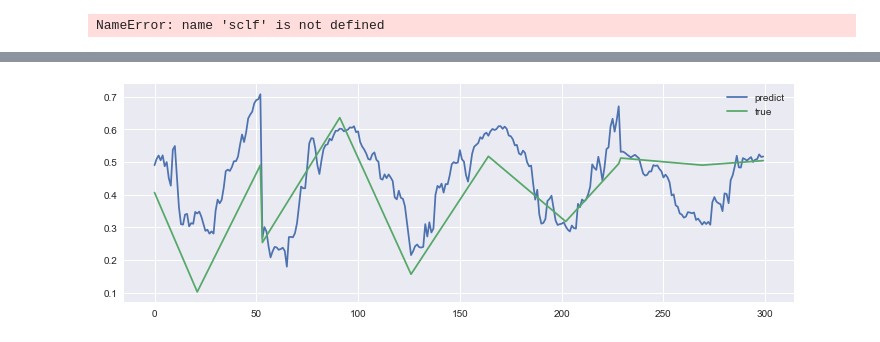
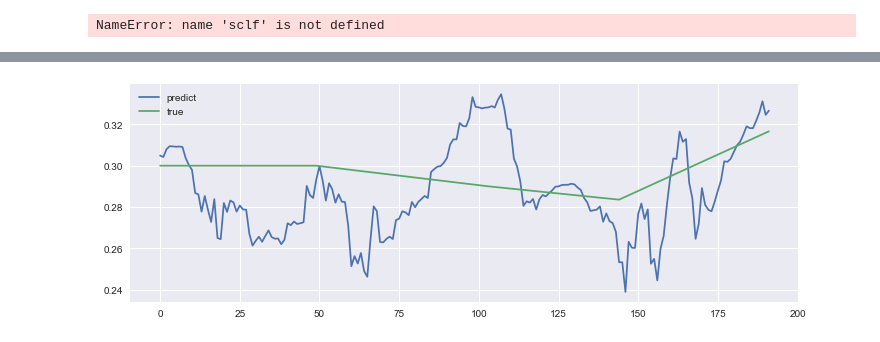
Before and after one commit to houzhuo/deep-learning, a Jupyter notebook: motion/supervised.ipynb, the cells around one changed output, grey strips where cells are left out. Drawn from its saved outputs; the diff is of its cells as text; code cells hidden in the pictures.

```diff
--- a/motion/supervised.ipynb
+++ b/motion/supervised.ipynb
@@ -83,24 +265,0 @@ plt.show()
-# %%
-from sklearn import preprocessing
-values = dataset.values
-#values = dataset.astype(np.float32)
-n_features=9
-#for i in range(4):
-#    scaled[:,i] =values[:,i] - np.mean(values[:,i], axis = 0)
-
-min_max_scaler = preprocessing.MinMaxScaler()
-scaled = min_max_scaler.fit_transform(values)
-
-
-train = scaled[:900,:]
-val = scaled[900:1200,:]
-test = scaled[1200:,:]
-
-
-
-
-n_obs = n_features
-train_X,train_y = train[:,:n_obs],train[:,-1]
-val_X,val_y = val[:,:n_obs],val[:,-1]#第一个多少行
-test_X,test_y = test[:,:n_obs],test[:,-1]
-print(train_X.shape,train_y.shape)
@@ -181,7 +301,8 @@ lgb = LGBMRegressor(objective='regression',num_leaves=5,
 # %%
 print('5-fold cross validation:\n')
-stack = StackingCVRegressor(regressors=(rf,xgb,ENet, KRR, gbm),
+stack = StackingCVRegressor(regressors=(rf,xgb,ENet, KRR,lgb, gbm),
                           meta_regressor=ENet)
+'''
 for clf, label in zip([rf,xgb, ENet, KRR, gbm,  stack],
                       ['rf',
                        'XGBRegressor',
@@ -196,5 +317,6 @@ for clf, label in zip([rf,xgb, ENet, KRR, gbm,  stack],
                                               cv=kf,scoring='neg_mean_squared_error'))
     print("Accuracy: %0.4f (+/- %0.4f) [%s]"
           % (scores.mean(), scores.std(), label))
+'''
 # %% [output]
 5-fold cross validation:
@@ -220,5 +336,5 @@ print("\n stack score: {:.4f} ({:.4f})\n".format(score.mean(), score.std()))
 # %%
-sclf.fit(train_X,train_y)
+#sclf.fit(train_X,train_y)
 # %% [output]
 NameError: name 'sclf' is not defined
 # %%
@@ -227,6 +343,6 @@ def rmsle(y, y_pred):
 stack.fit(train_X, train_y)
 #sclf_pred = sclf.predict(X_train.values)
 stack_train_pred = stack.predict(train_X)
-stack_pred = stack.predict(val_X)
+stack_pred = stack.predict(test_X)
 print(rmsle(train_y, stack_train_pred))
 # %% [output]
@@ -234,8 +370,8 @@ print(rmsle(train_y, stack_train_pred))
 # %%
 plt.figure()
 plt.plot(stack_pred, label = 'predict')
-plt.plot(val_y, label = 'true')
+plt.plot(test_y, label = 'true')
 plt.legend()
 plt.show()
 # %% [output]
-[figure, old version]
+[figure, new version]
```
Also changed, not shown: parts of 16 cells of this notebook, 10 other files.
